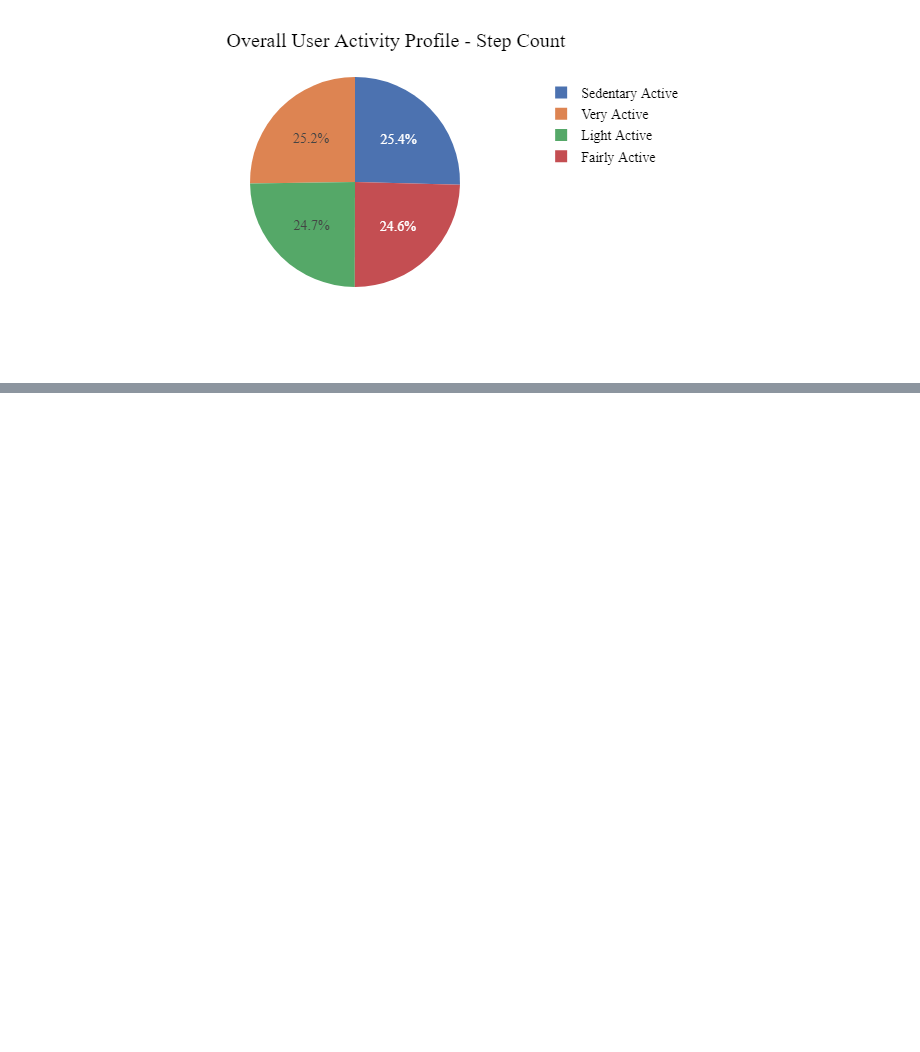
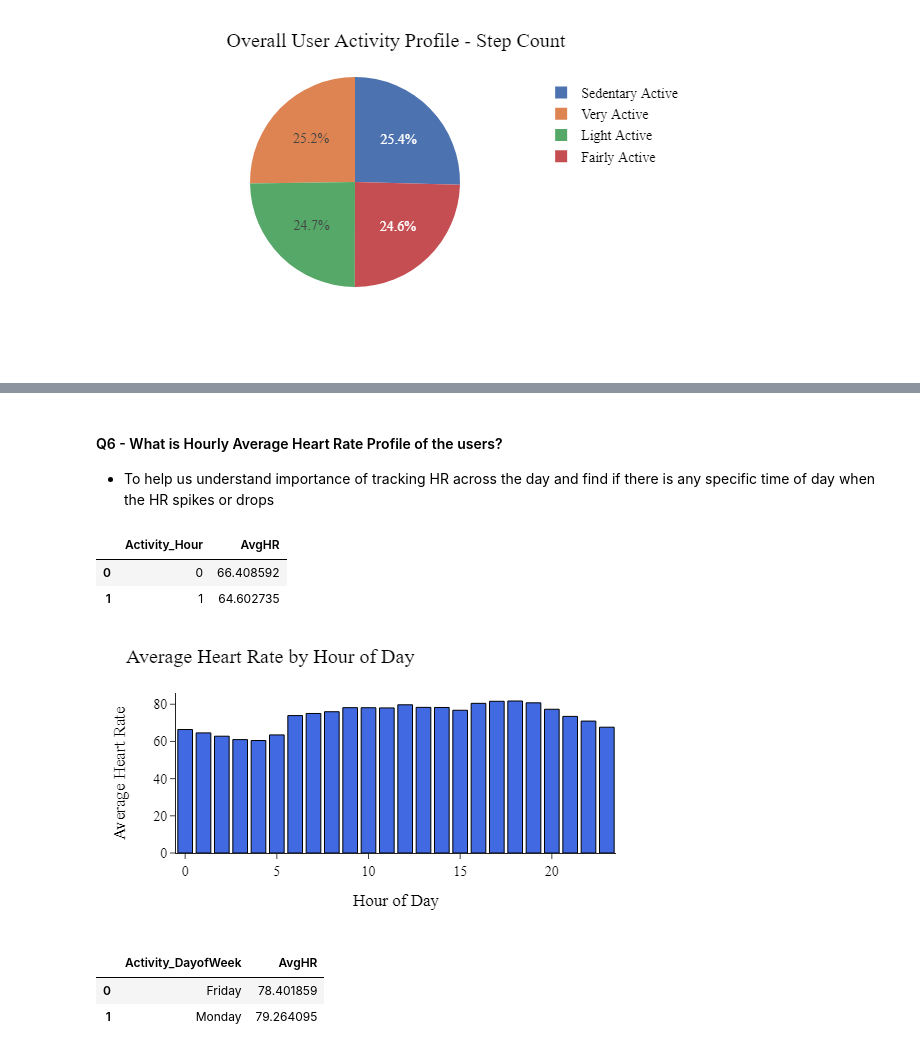
Before and after one commit to abagla18/GDAC_Capstone_Project, a Jupyter notebook: 1_analysis_nb.ipynb, the cells around one changed output, grey strips where cells are left out. Drawn from its saved outputs; the diff is of its cells as text; code cells hidden in the pictures; blank space fills up the shorter version.

```diff
--- a/1_analysis_nb.ipynb
+++ b/1_analysis_nb.ipynb
@@ -208,0 +250,42 @@ fig.show("png");
+# %% [markdown]
+#### Q6 - What is Hourly Average Heart Rate Profile of the users?
+- To help us understand importance of tracking HR across the day and find if there is any specific time of day when the HR spikes or drops
+# %%
+df_hourly_hr = df_hr_sec.set_index(["ActivitySecond"])
+df_hourly_hr = df_hourly_hr.groupby("Id").resample("H").mean()
+del df_hourly_hr["Id"]
+df_hourly_hr = df_hourly_hr.reset_index()
+df_hourly_hr = df_hourly_hr.rename(columns={"ActivitySecond": "ActivityHour", "Value": "AvgHR"}).sort_values(by=["Id", "ActivityHour"], ascending=[True, True]).reset_index(drop=True)
+df_hourly_hr['Activity_Hour'] = df_hourly_hr['ActivityHour'].dt.hour
+df_hourly_hr = df_hourly_hr.groupby("Activity_Hour").agg({"AvgHR": "mean"}).reset_index()
+df_hourly_hr.head(n=2)
+# %% [output]
+|  | Activity_Hour | AvgHR |
+| 0 | 0 | 66.408592 |
+| 1 | 1 | 64.602735 |
+# %%
+plotly_template = "simple_white"
+title_text, x_axis_text, y_axis_text = "Average Heart Rate by Hour of Day", "Hour of Day", "Average Heart Rate"
+width_text, height_text = 600, 300
+font_text, font_size_text, font_color_text = "Times New Roman", 14, "black"
+
+fig = px.bar(df_hourly_hr, x="Activity_Hour", y="AvgHR", color_discrete_sequence=["royalblue"])
+fig.update_layout(title = title_text, width = width_text, height = height_text,
+                  template = plotly_template, xaxis_title = x_axis_text, yaxis_title = y_axis_text, font=dict(family = font_text, size = font_size_text, color = font_color_text), showlegend=False)
+fig.update_traces(marker_line_color='black', marker_line_width=1, opacity=1)
+fig.show("png");
+# %% [output]
+[figure, added]
+# %%
+df_dow_hr = df_hr_sec.set_index(["ActivitySecond"])
+df_dow_hr = df_dow_hr.groupby("Id").resample("D").mean()
+del df_dow_hr["Id"]
+df_dow_hr = df_dow_hr.reset_index()
+df_dow_hr = df_dow_hr.rename(columns={"ActivitySecond": "ActivityDay", "Value": "AvgHR"}).sort_values(by=["Id", "ActivityDay"], ascending=[True, True]).reset_index(drop=True)
+df_dow_hr['Activity_DayofWeek'] = df_dow_hr['ActivityDay'].dt.day_name()
+df_dow_hr = df_dow_hr.groupby("Activity_DayofWeek").agg({"AvgHR": "mean"}).reset_index()
+df_dow_hr.head(n=2)
+# %% [output]
+|  | Activity_DayofWeek | AvgHR |
+| 0 | Friday | 78.401859 |
+| 1 | Monday | 79.264095 |
```
Also changed, not shown: parts of 8 cells of this notebook.
